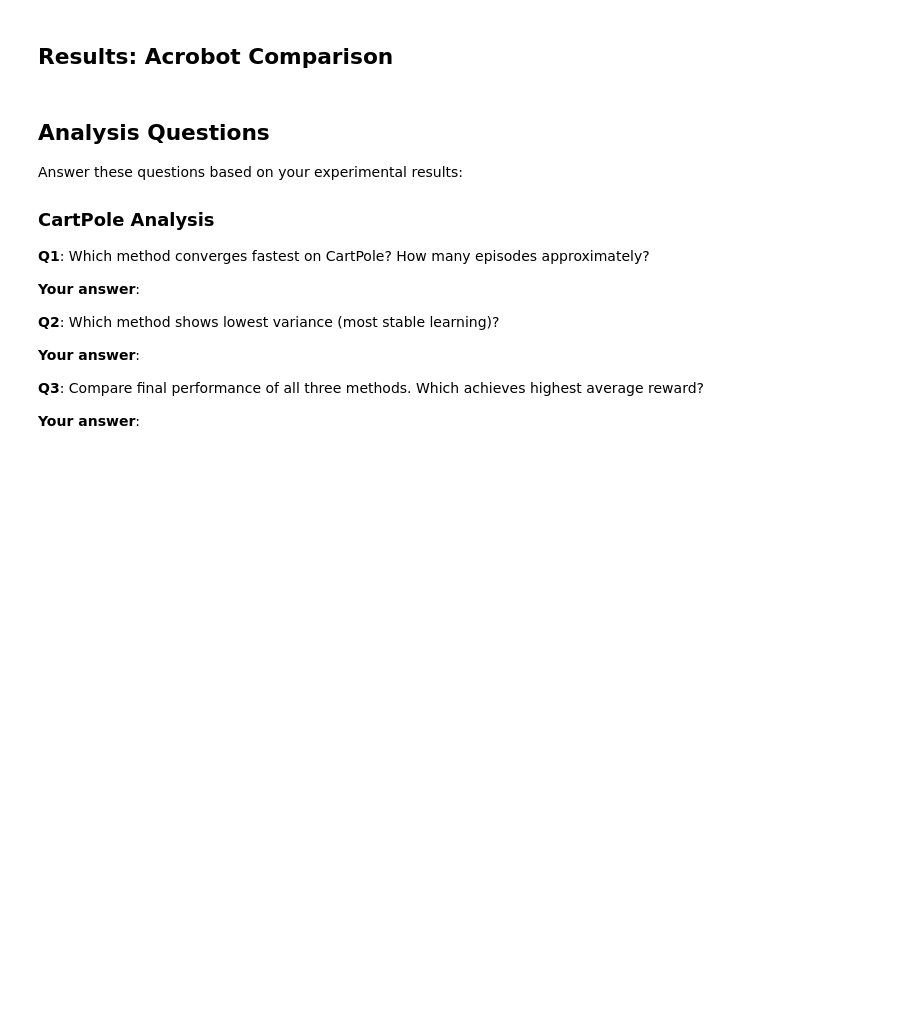
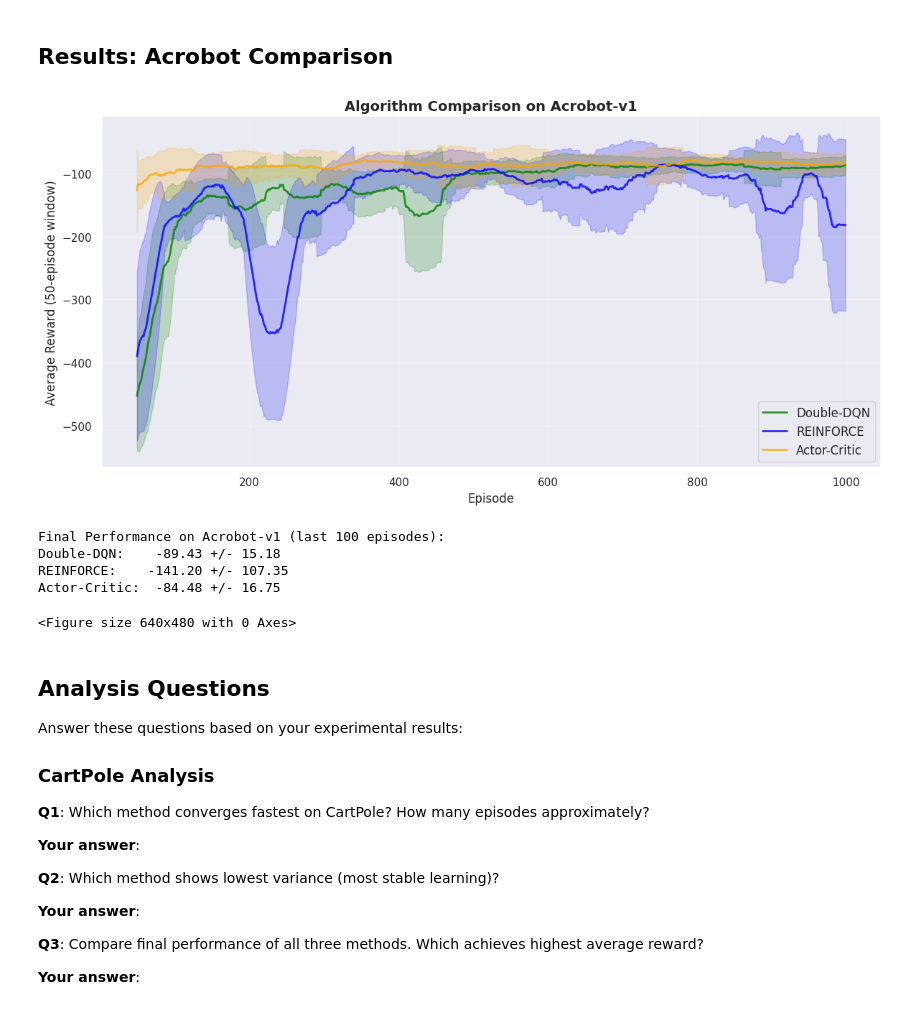
Before and after one commit to alexlicuriceanu/upb-multi-agent-systems, a Jupyter notebook: lab08-policy-gradient/policy_gradient_lab.ipynb, the cells around one changed output. Cells and saved outputs as stored; diff of their text form; code cells hidden in the pictures; blank space fills up the shorter version.

Commit message:
feat: added acrobot experiments

```diff
--- a/lab08-policy-gradient/policy_gradient_lab.ipynb
+++ b/lab08-policy-gradient/policy_gradient_lab.ipynb
@@ -830,7 +864,18 @@ Actor-Critic:  200.00 +/- 0.00
 ## Results: Acrobot Comparison
 # %%
 # Plot Acrobot results
-# plot_comparison(ddqn_rewards_acrobot, reinforce_rewards_acrobot, ac_rewards_acrobot, "Acrobot-v1")
+ddqn_rewards = np.load('./results/ddqn_cartpole_rewards.npy').tolist()
+reinforce_rewards_cartpole = np.load('./results/reinforce_cartpole_rewards.npy').tolist()
+ac_rewards_cartpole = np.load('./results/ac_cartpole_rewards.npy').tolist()
+
+plot_comparison(ddqn_rewards_acrobot, reinforce_rewards_acrobot, ac_rewards_acrobot, "Acrobot-v1")
+# %% [output]
+[figure, added]
+Final Performance on Acrobot-v1 (last 100 episodes):
+Double-DQN:    -89.43 +/- 15.18
+REINFORCE:    -141.20 +/- 107.35
+Actor-Critic:  -84.48 +/- 16.75
+<Figure size 640x480 with 0 Axes>
 # %% [markdown]
 ## Analysis Questions
 
```
Also changed, not shown: parts of 2 cells of this notebook, 4 other files.
